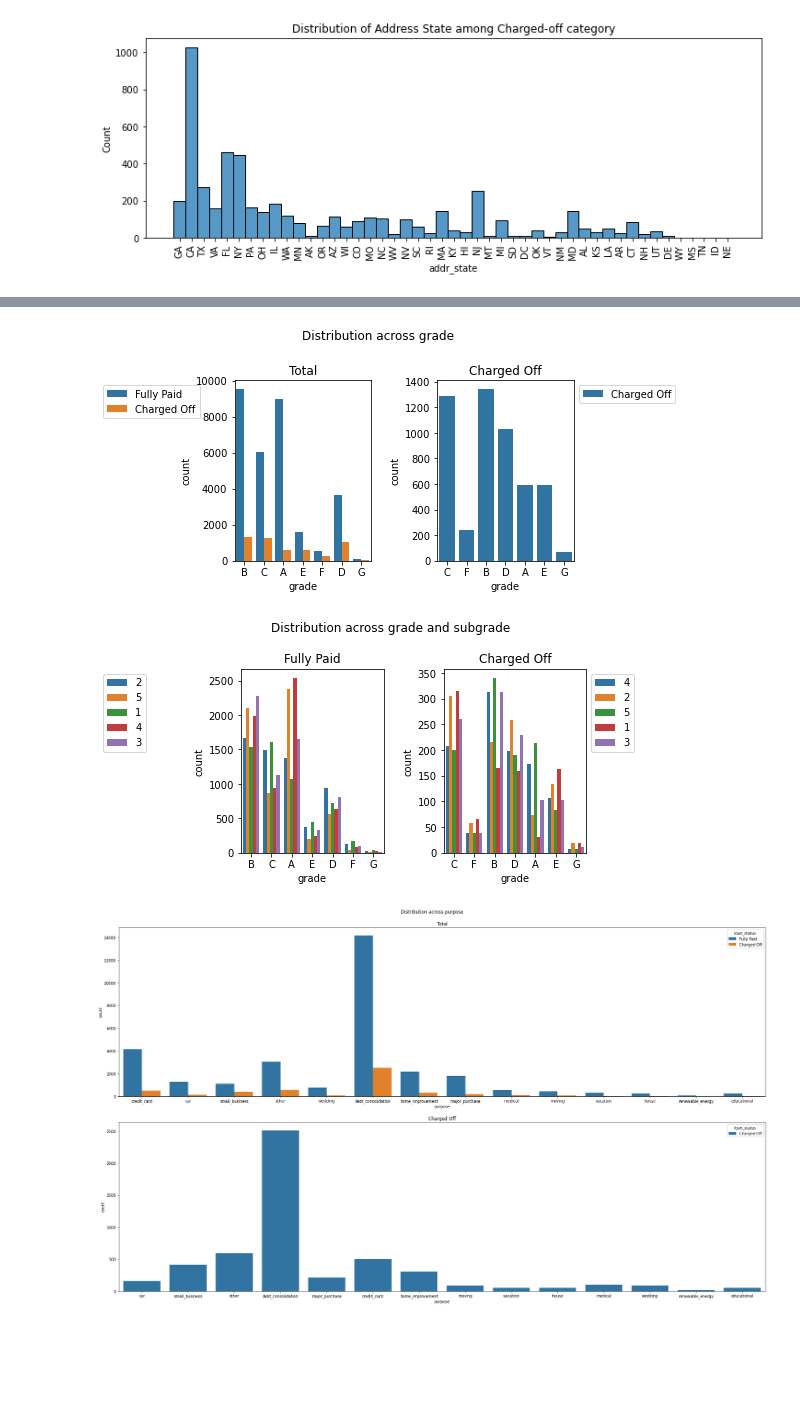
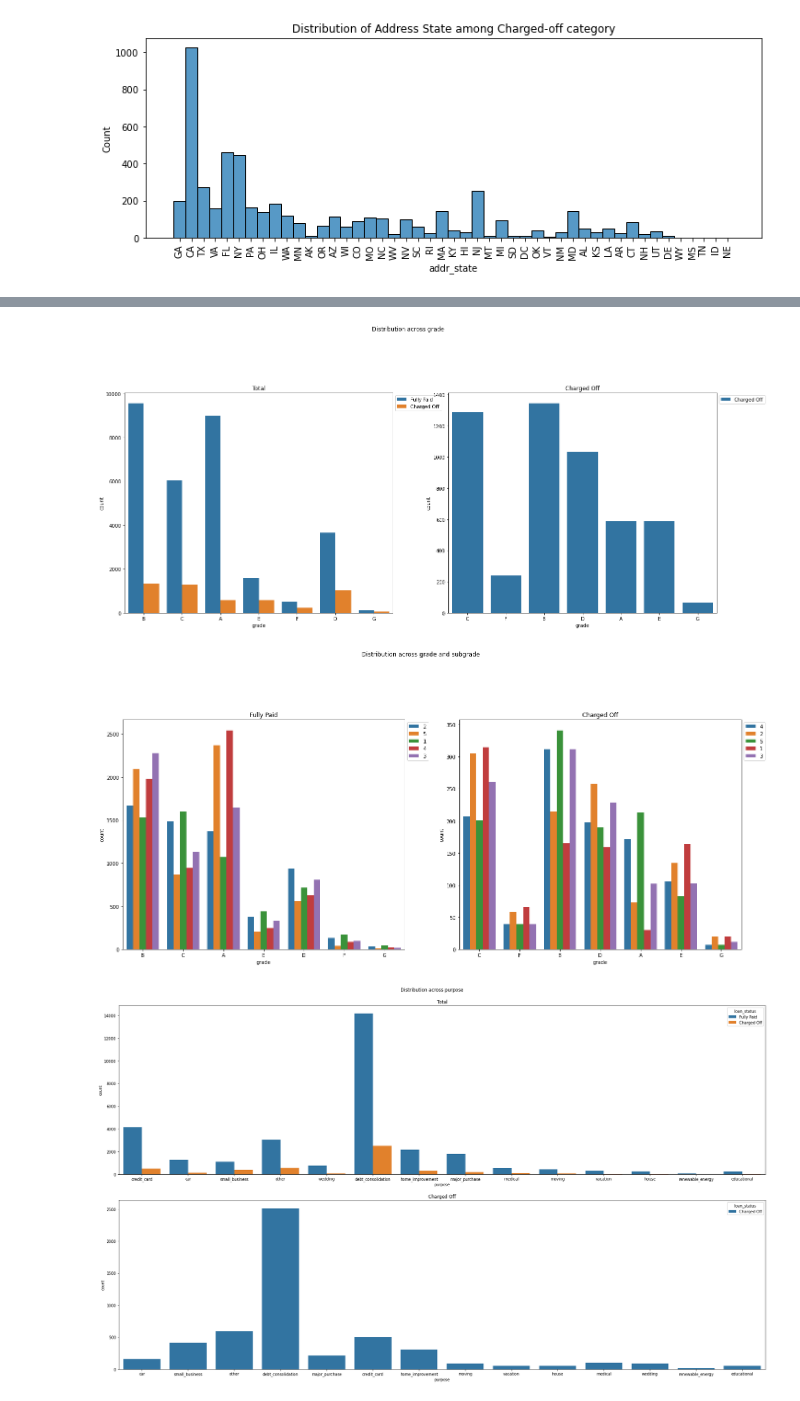
Before and after one commit to vighu0710/LendingClubCaseStudy, a Jupyter notebook: Lending Club Case Study.ipynb, the cells around one changed output, grey strips where cells are left out. Saved outputs shown, nothing was run; the diff lists cells and outputs as text; code cells hidden in the pictures; blank space fills up the shorter version.

```diff
--- a/Lending Club Case Study.ipynb
+++ b/Lending Club Case Study.ipynb
@@ -855,35 +901,35 @@ plt.show()
 # %%
 # Distribution across grade
-fig, axs = plt.subplots(1,2)
+fig, axs = plt.subplots(1,2, figsize=(20,10))
 fig.suptitle("Distribution across grade")
 sns.countplot(LoanDf["grade"],hue=LoanDf["loan_status"], ax = axs[0])
 sns.countplot(chargedOffLoanDF["grade"],hue=chargedOffLoanDF["loan_status"], ax = axs[1])
-fig.tight_layout(pad=2.0)
+fig.tight_layout(pad=7.0)
 axs[0].title.set_text("Total")
 axs[1].title.set_text("Charged Off")
-axs[0].legend(bbox_to_anchor=(-1, 1), loc=2)
+axs[0].legend(bbox_to_anchor=(1, 1), loc=2)
 axs[1].legend(bbox_to_anchor=(1, 1), loc=2)
 fig.show()
 
 # Grade B borrowers tends to default more but D,E,F,G have more ratio of defaulters
 # %% [output]
-[figure, old version]
+[figure, new version]
 # %%
 # Distribution across grade and subgrade
-fig, axs = plt.subplots(1,2)
+fig, axs = plt.subplots(1,2, figsize=(20,10))
 fig.suptitle("Distribution across grade and subgrade")
 sns.countplot(PaidLoanDF["grade"],hue=PaidLoanDF["sub_grade"], ax = axs[0])
 sns.countplot(chargedOffLoanDF["grade"],hue=chargedOffLoanDF["sub_grade"], ax = axs[1])
-fig.tight_layout(pad=2.0)
+fig.tight_layout(pad=7.0)
 axs[0].title.set_text("Fully Paid")
 axs[1].title.set_text("Charged Off")
-axs[0].legend(bbox_to_anchor=(-1, 1), loc=2)
+axs[0].legend(bbox_to_anchor=(1, 1), loc=2)
 axs[1].legend(bbox_to_anchor=(1, 1), loc=2)
 fig.show()
 
 # More number of defaulters are from B5 but groups D2,E1,F1,F2,G1,G2 have more ratio of defaulters
 # %% [output]
-[figure, old version]
+[figure, new version]
 # %%
 # Distribution across purpose
 fig, axs = plt.subplots(2,figsize=(25,15))
```
Also changed, not shown: parts of 86 cells of this notebook.
